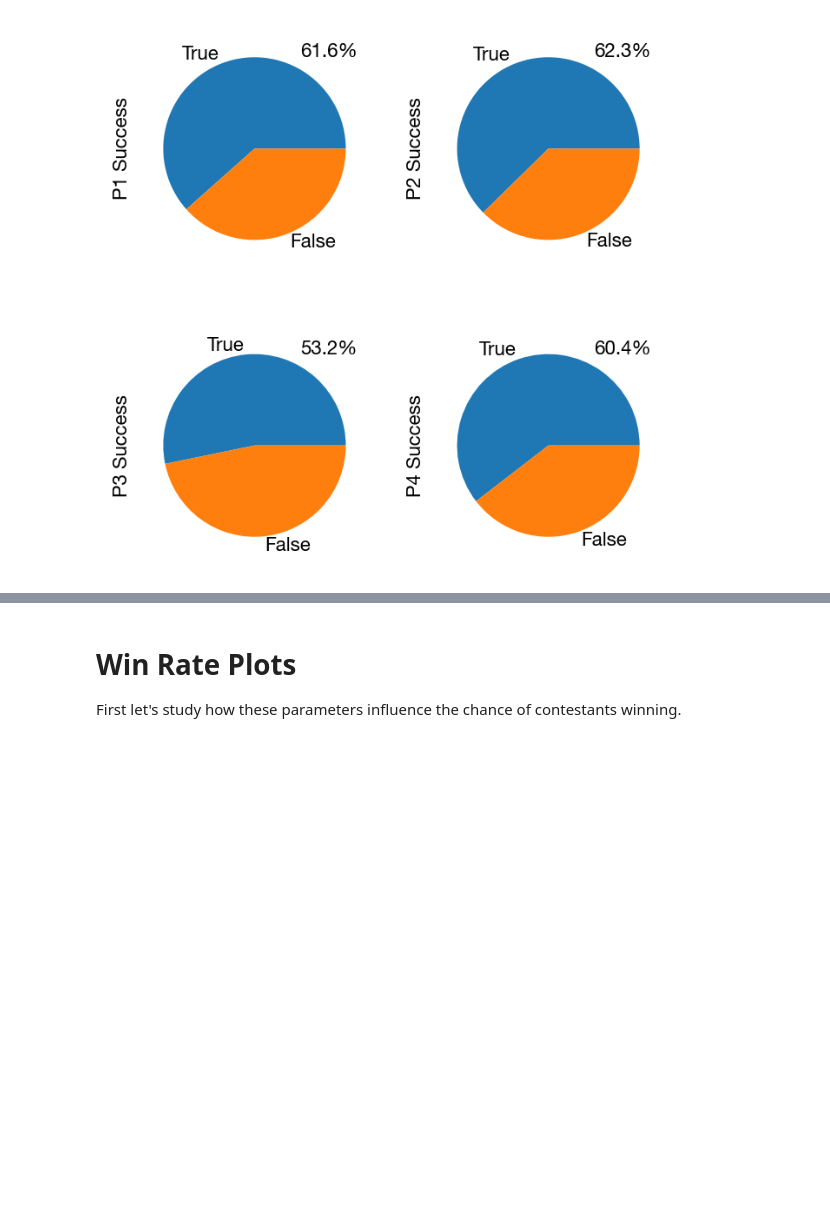
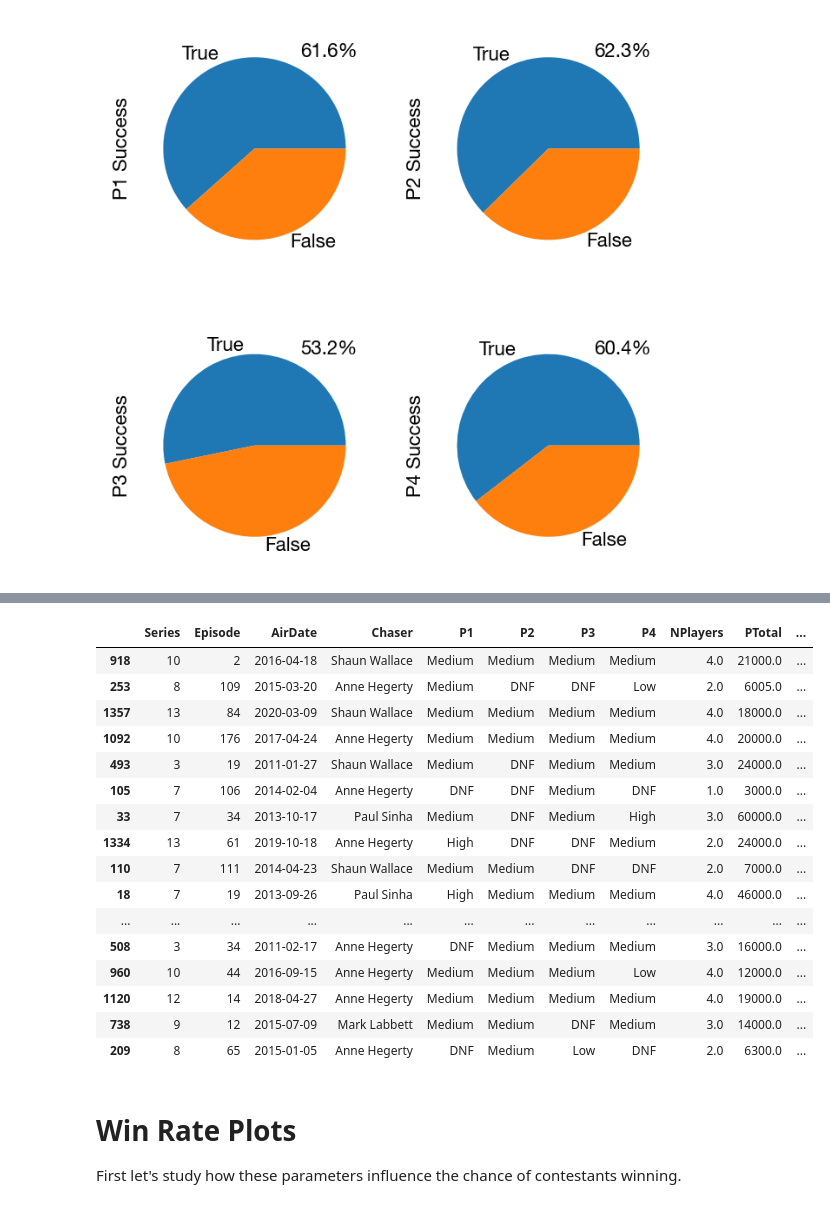
Before and after one commit to hjlyons/ClassicProjects, a Jupyter notebook: TheChase/Simple_EDA.ipynb, the cells around one changed output, grey strips where cells are left out. Cells and saved outputs as stored; diff of their text form; code cells hidden in the pictures; blank space fills up the shorter version.

```diff
--- a/TheChase/Simple_EDA.ipynb
+++ b/TheChase/Simple_EDA.ipynb
@@ -166,3 +231,23 @@ These are all quite consistent however P3 seems to have a lower success rate? In
+# %%
+df.head(20)
+# %% [output]
+|  | Series | Episode | AirDate | Chaser | P1 | P2 | P3 | P4 | NPlayers | PTotal | ... |
+| 918 | 10 | 2 | 2016-04-18 | Shaun Wallace | Medium | Medium | Medium | Medium | 4.0 | 21000.0 | ... |
+| 253 | 8 | 109 | 2015-03-20 | Anne Hegerty | Medium | DNF | DNF | Low | 2.0 | 6005.0 | ... |
+| 1357 | 13 | 84 | 2020-03-09 | Shaun Wallace | Medium | Medium | Medium | Medium | 4.0 | 18000.0 | ... |
+| 1092 | 10 | 176 | 2017-04-24 | Anne Hegerty | Medium | Medium | Medium | Medium | 4.0 | 20000.0 | ... |
+| 493 | 3 | 19 | 2011-01-27 | Shaun Wallace | Medium | DNF | Medium | Medium | 3.0 | 24000.0 | ... |
+| 105 | 7 | 106 | 2014-02-04 | Anne Hegerty | DNF | DNF | Medium | DNF | 1.0 | 3000.0 | ... |
+| 33 | 7 | 34 | 2013-10-17 | Paul Sinha | Medium | DNF | Medium | High | 3.0 | 60000.0 | ... |
+| 1334 | 13 | 61 | 2019-10-18 | Anne Hegerty | High | DNF | DNF | Medium | 2.0 | 24000.0 | ... |
+| 110 | 7 | 111 | 2014-04-23 | Shaun Wallace | Medium | Medium | DNF | DNF | 2.0 | 7000.0 | ... |
+| 18 | 7 | 19 | 2013-09-26 | Paul Sinha | High | Medium | Medium | Medium | 4.0 | 46000.0 | ... |
+| ... | ... | ... | ... | ... | ... | ... | ... | ... | ... | ... | ... |
+| 508 | 3 | 34 | 2011-02-17 | Anne Hegerty | DNF | Medium | Medium | Medium | 3.0 | 16000.0 | ... |
+| 960 | 10 | 44 | 2016-09-15 | Anne Hegerty | Medium | Medium | Medium | Low | 4.0 | 12000.0 | ... |
+| 1120 | 12 | 14 | 2018-04-27 | Anne Hegerty | Medium | Medium | Medium | Medium | 4.0 | 19000.0 | ... |
+| 738 | 9 | 12 | 2015-07-09 | Mark Labbett | Medium | Medium | DNF | Medium | 3.0 | 14000.0 | ... |
+| 209 | 8 | 65 | 2015-01-05 | Anne Hegerty | DNF | Medium | Low | DNF | 2.0 | 6300.0 | ... |
 # %% [markdown]
 # Win Rate Plots
 
```
Also changed, not shown: parts of 9 cells of this notebook.
